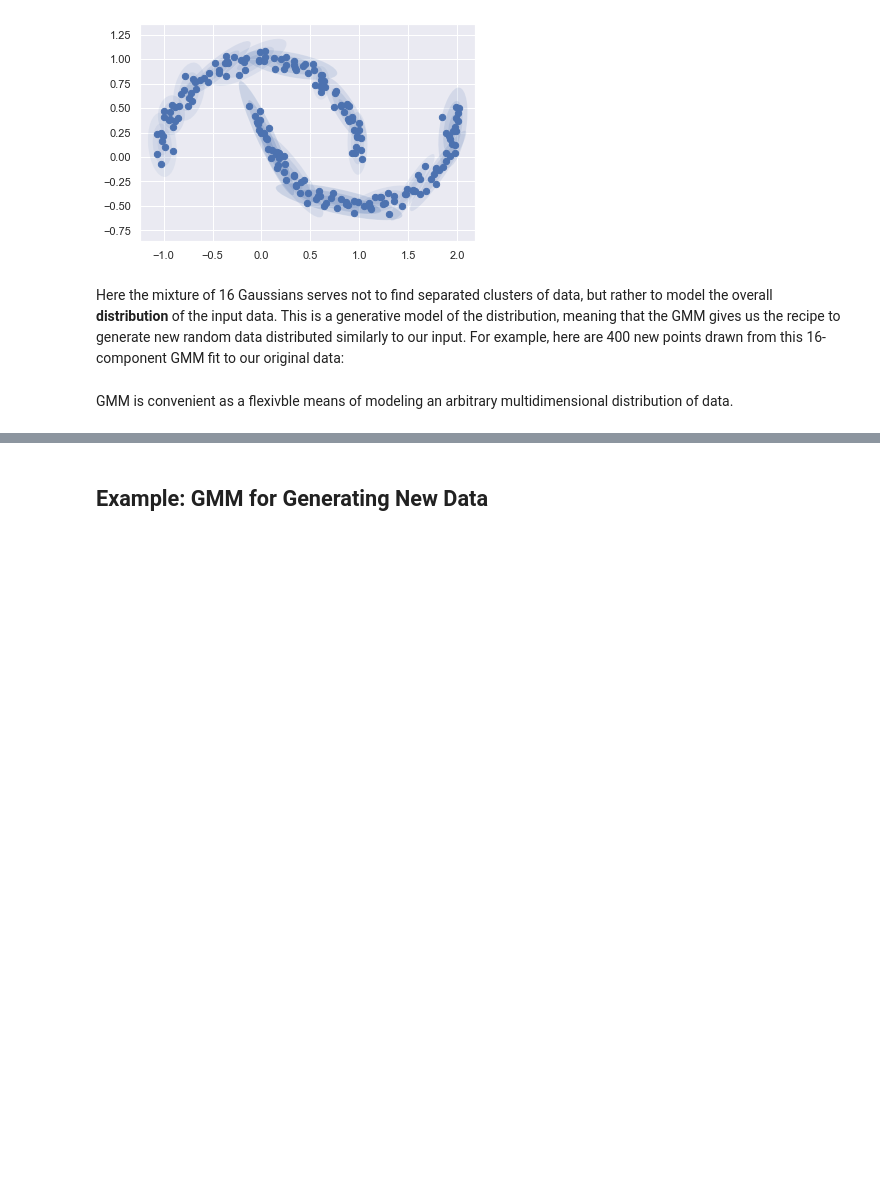
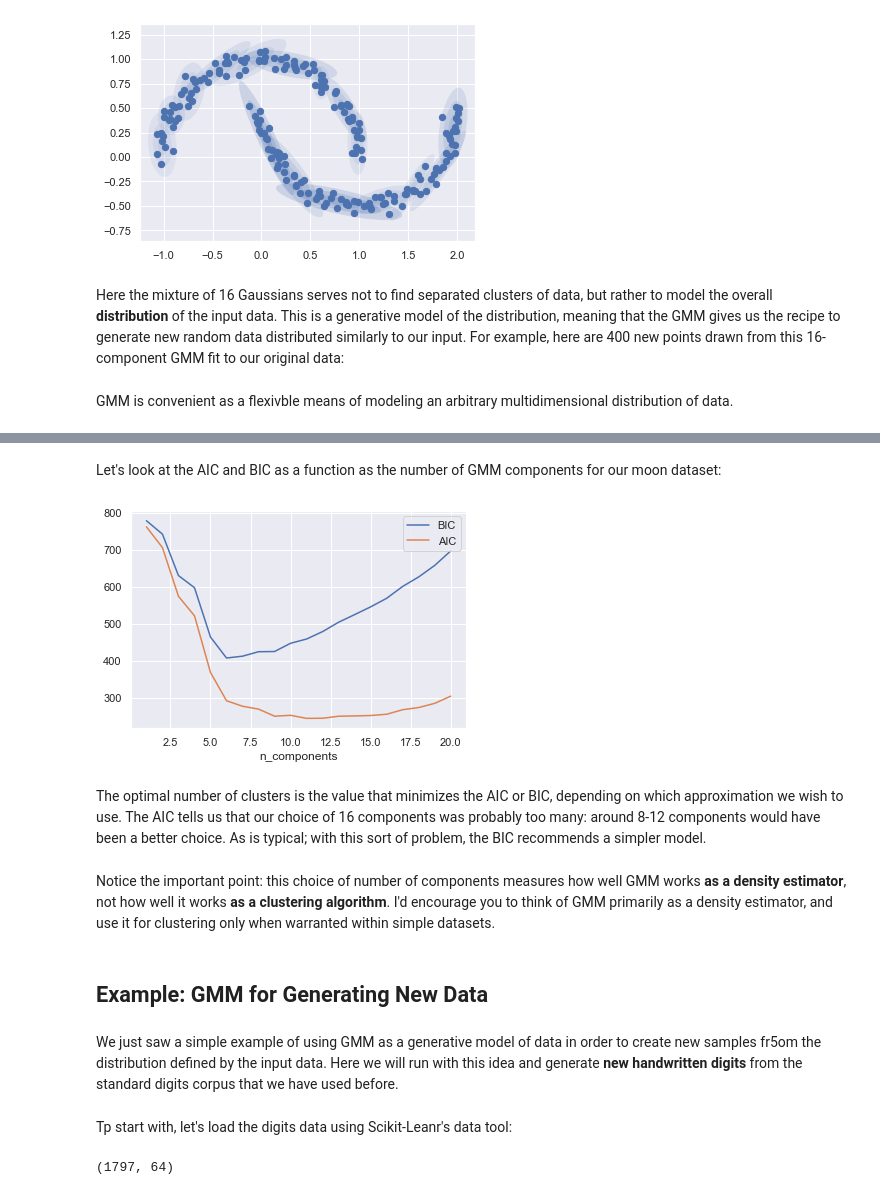
Before and after one commit to UlrikeBoehm/PythonDataScience, a Jupyter notebook: 05_MachineLearning/12_InDepth_Gaussian_Mixture_Models.ipynb, the cells around one changed output, grey strips where cells are left out. Cells and saved outputs as stored; diff of their text form; code cells hidden in the pictures; blank space fills up the shorter version.

Commit message:
Updated Examples Part 2 Section

```diff
--- a/05_MachineLearning/12_InDepth_Gaussian_Mixture_Models.ipynb
+++ b/05_MachineLearning/12_InDepth_Gaussian_Mixture_Models.ipynb
@@ -250,2 +250,29 @@ The fact that GMM is a generative model gives us a natural means of determining
+# %% [markdown]
+Let's look at the AIC and BIC as a function as the number of GMM components for our moon dataset:
+# %%
+n_components = np.arange(1, 21)
+models = [mixture.GaussianMixture(n, covariance_type='full', random_state=0).fit(Xmoon)
+          for n in n_components]
+
+plt.plot(n_components, [m.bic(Xmoon) for m in models], label='BIC')
+plt.plot(n_components, [m.aic(Xmoon) for m in models], label='AIC')
+plt.legend(loc='best')
+plt.xlabel('n_components');
+# %% [output]
+[figure, added]
+# %% [markdown]
+The optimal number of clusters is the value that minimizes the AIC or BIC, depending on which approximation we wish to use. The AIC tells us that our choice of 16 components was probably too many: around 8-12 components would have been a better choice. As is typical; with this sort of problem, the BIC recommends a simpler model.
+# %% [markdown]
+Notice the important point: this choice of number of components measures how well GMM works **as a density estimator**, not how well it works **as a clustering algorithm**. I'd encourage you to think of GMM primarily as a density estimator, and use it for clustering only when warranted within simple datasets.
 # %% [markdown]
 ## Example: GMM for Generating New Data
+# %% [markdown]
+We just saw a simple example of using GMM as a generative model of data in order to create new samples fr5om the distribution defined by the input data. Here we will run with this idea and generate **new handwritten digits** from the standard digits corpus that we have used before.
+# %% [markdown]
+Tp start with, let's load the digits data using Scikit-Leanr's data tool:
+# %%
+from sklearn.datasets import load_digits
+digits = load_digits()
+digits.data.shape
+# %% [output]
+(1797, 64)
```
Also changed, not shown: parts of 11 cells of this notebook.
